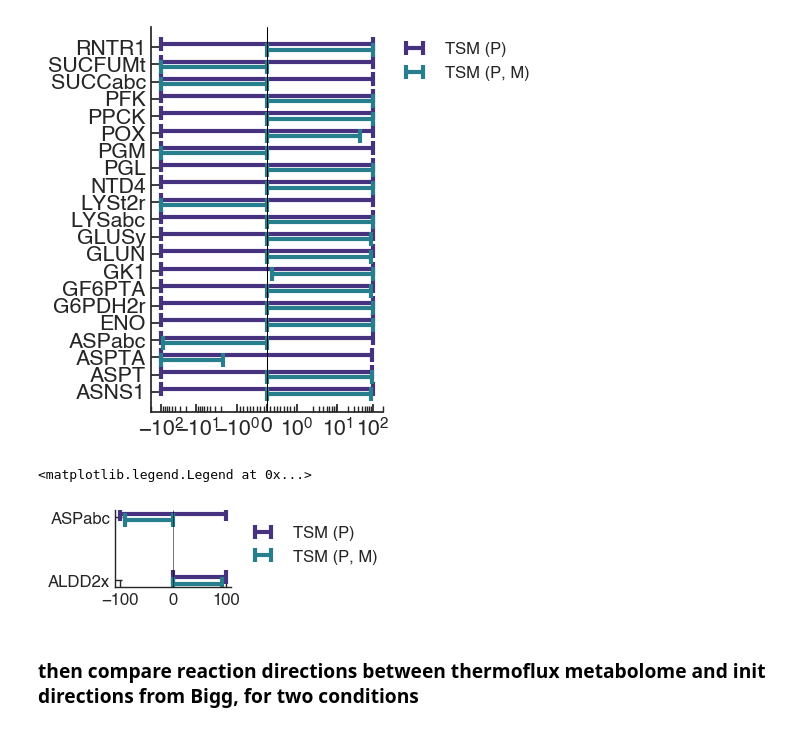
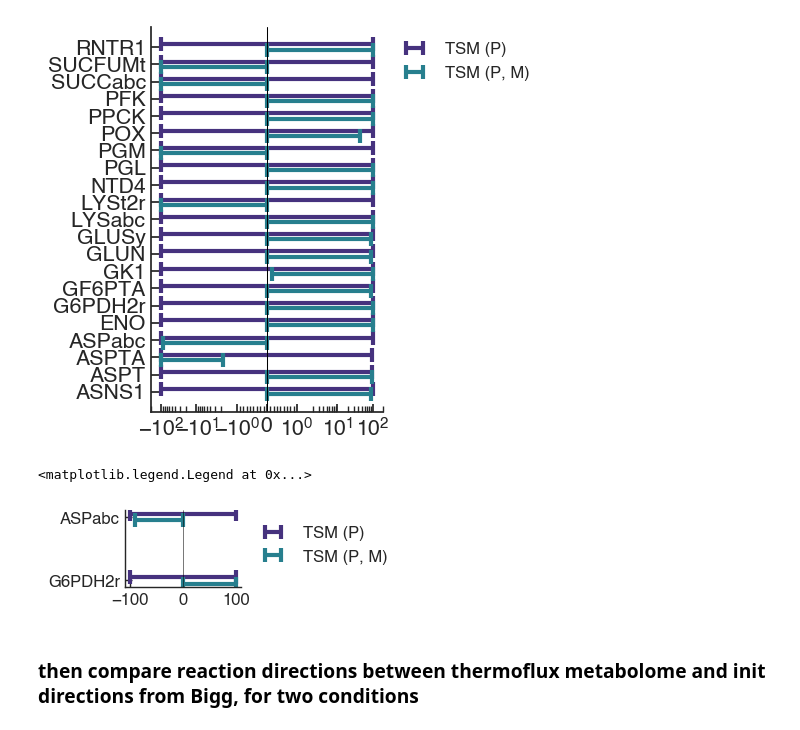
Before and after one commit to molecular-systems-biology/thermo-flux, a Jupyter notebook: Results_protocol_paper_2024/results_C_ecoli/2_ecoli_analysis_directions.ipynb, the cells around one changed output. Cells and saved outputs as stored; diff of their text form; code cells hidden in the pictures.

```diff
--- a/Results_protocol_paper_2024/results_C_ecoli/2_ecoli_analysis_directions.ipynb
+++ b/Results_protocol_paper_2024/results_C_ecoli/2_ecoli_analysis_directions.ipynb
@@ -252,32 +241,32 @@ axes.legend(*zip(*unique),frameon=False,bbox_to_anchor=(1., 1)) ## dont forget t
 # %%
 ### actually it is going to be an inset plot for plot below
 ## so we will focus on two reactions that are there : ENO and ASPTA
-rxn_focus=['ALDD2x','ASPabc']
+rxn_focus=['G6PDH2r','ASPabc']
 
 fig,axes=plt.subplots(figsize=(1.5,1))
 plotbarplot2(rxn_focus,nomet_bounds,axes,offset=0.05,color=sns.color_palette('viridis')[0],label='TSM (P)',linewidth=3)
 plotbarplot2(rxn_focus,df_vbounds,axes,offset=-0.05,color=sns.color_palette('viridis')[2],label='TSM (P, M)',linewidth=3)
 scale_rcparams(fig,scalingf=0.25)
 axes.axvline(0, color='black')
 axes.set_yticks([0,1])
 axes.set_yticklabels(rxn_focus)#,fontsize=25*2/3)
 # axes.set_xticklabels(axes.get_xticklabels(),fontsize=25*2/3)
 
 
 #x axis
 # axes.set_xscale('symlog',linthresh=1.3)
 ##set minor ticks on the symlog x axis
 axes.tick_params(axis='x', which='minor', bottom=True)
 # axes.xaxis.set_minor_locator(io_func.MinorSymLogLocator(1e-1))
 axes.set_xlim(-110,110)
 handles,labels=axes.get_legend_handles_labels()
 unique=[(h,l) for i ,(h,l) in enumerate(zip(handles,labels)) if l not in labels[:i]]
 axes.legend(*zip(*unique),frameon=False,bbox_to_anchor=(1., 1))
 # plt.savefig(f'{OUTPUT_FOLDER}/ecoli_vrange_inset2rxn_metabolomecomparison.png',dpi=300)
 # plt.savefig(f'{OUTPUT_FOLDER}/ecoli_vrange_inset2rxn_metabolomecomparison.svg',dpi=300)
 # %% [output]
 <matplotlib.legend.Legend at 0x...>
-[figure, old version]
+[figure, new version]
 # %% [markdown]
 ### then compare reaction directions between thermoflux metabolome and init directions from Bigg, for two conditions
 # %%
```
Also changed, not shown: parts of 24 cells of this notebook, 20 other files.
